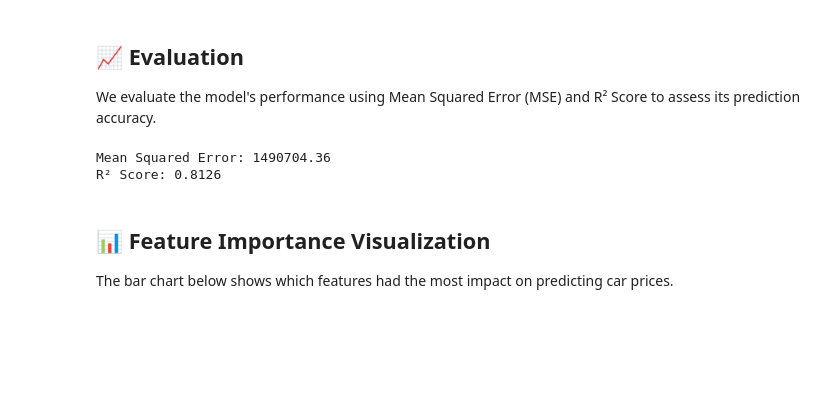
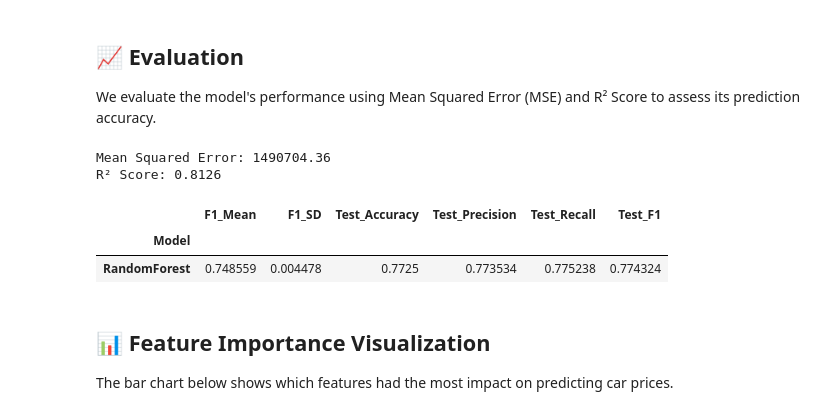
Before and after one commit to JiaJun0207/DataScienceFundsProject, a Jupyter notebook: JH_Prototype_Final.ipynb, the cells around one changed output. Saved outputs shown, nothing was run; the diff lists cells and outputs as text; code cells hidden in the pictures; blank space fills up the shorter version.

```diff
--- a/JH_Prototype_Final.ipynb
+++ b/JH_Prototype_Final.ipynb
@@ -265,6 +263,46 @@ print(f"R² Score: {r2:.4f}")
 # %% [output]
 Mean Squared Error: 1490704.36
 R² Score: 0.8126
+# %%
+from sklearn.model_selection import cross_val_score
+bins = np.quantile(y_train, [0, 0.33, 0.66, 1.0])
+labels = ['Low', 'Medium', 'High']
+
+y_train_cat = pd.cut(y_train, bins=bins, labels=labels, include_lowest=True)
+y_test_cat  = pd.cut(y_test,  bins=bins, labels=labels, include_lowest=True)
+
+# Train a RandomForestClassifier on the binned labels
+rf_clf   = RandomForestClassifier(n_estimators=100, random_state=42)
+cv_scores = cross_val_score(rf_clf, X_train, y_train_cat, cv=5, scoring='f1_macro')
+f1_mean   = cv_scores.mean()
+f1_sd     = cv_scores.std()
+
+rf_clf.fit(X_train, y_train_cat)
+y_pred_cat = rf_clf.predict(X_test)
+
+# Compute test‐set metrics
+test_acc  = accuracy_score(y_test_cat, y_pred_cat)
+test_prec = precision_score(y_test_cat, y_pred_cat, average='macro')
+test_rec  = recall_score(y_test_cat, y_pred_cat, average='macro')
+test_f1   = f1_score(y_test_cat, y_pred_cat, average='macro')
+
+# Assemble into a DataFrame
+metrics_df = pd.DataFrame([{
+    'Model':           'RandomForest',
+    'F1_Mean':         f1_mean,
+    'F1_SD':           f1_sd,
+    'Test_Accuracy':   test_acc,
+    'Test_Precision':  test_prec,
+    'Test_Recall':     test_rec,
+    'Test_F1':         test_f1
+}])
+
+# Display
+display(metrics_df.set_index('Model'))
+# %% [output]
+|  | F1_Mean | F1_SD | Test_Accuracy | Test_Precision | Test_Recall | Test_F1 |
+| Model |  |  |  |  |  |  |
+| RandomForest | 0.748559 | 0.004478 | 0.7725 | 0.773534 | 0.775238 | 0.774324 |
 # %% [markdown]
 ## 📊 Feature Importance Visualization
 The bar chart below shows which features had the most impact on predicting car prices.
```
Also changed, not shown: parts of 6 cells of this notebook.
